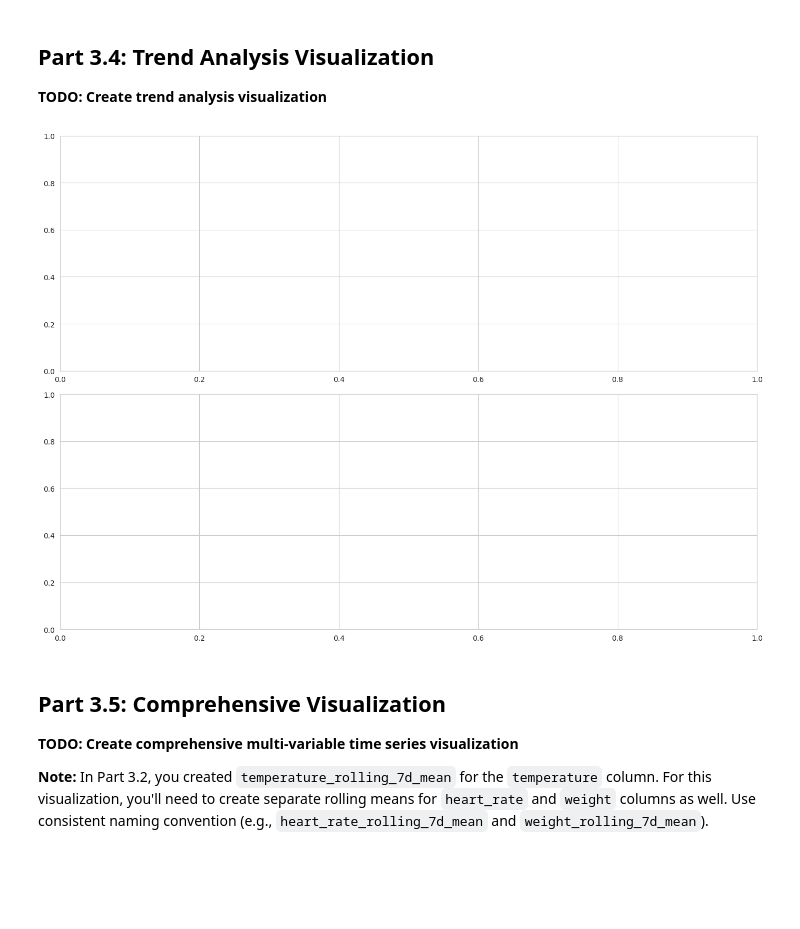
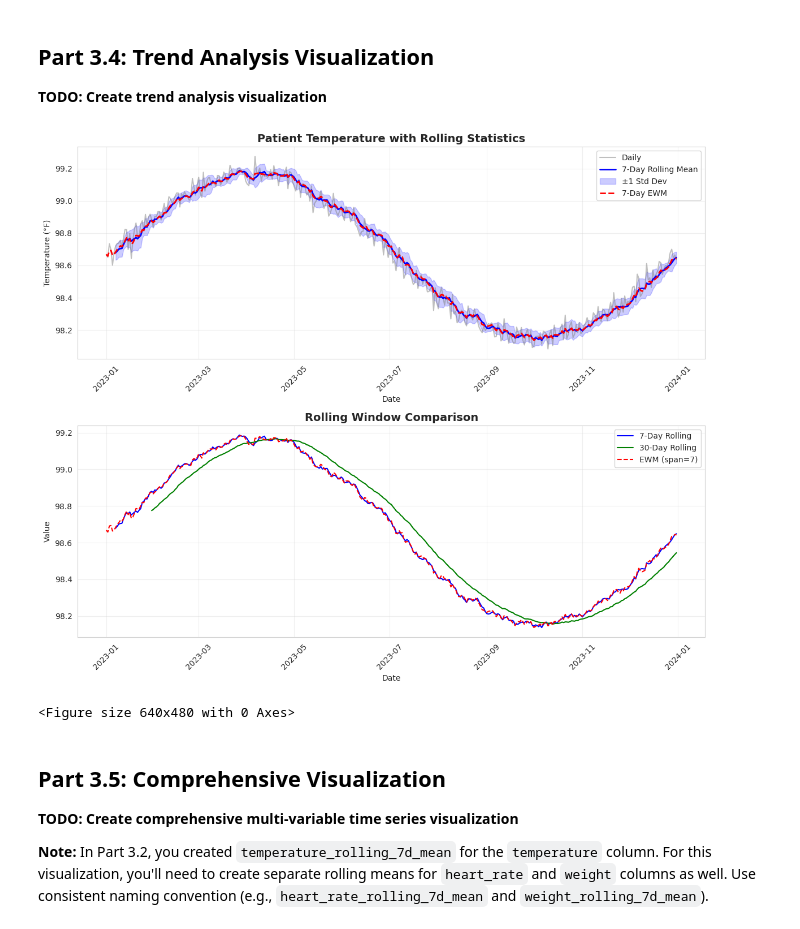
Before and after one commit to UCSF-DataSci/ds217-09-you-built-a-time-machine-out-of-a-delorean-elimastza, a Jupyter notebook: q3_rolling.ipynb, the cells around one changed output. Cells and saved outputs as stored; diff of their text form; code cells hidden in the pictures; blank space fills up the shorter version.

```diff
--- a/q3_rolling.ipynb
+++ b/q3_rolling.ipynb
@@ -183,59 +196,62 @@ def rolling_range(series):
 **TODO: Create trend analysis visualization**
 # %%
 # Use patient_vitals_daily with rolling statistics from Part 3.2
-
+df = rolling_stats.copy()
 # TODO: Create time series plot with original data
 # Requirements for the plot:
 # - Two subplots (2 rows, 1 column)
 # - Top subplot: Original data + rolling mean + std bands + EWM
 # - Bottom subplot: Comparison of different rolling methods (7-day, 30-day, EWM)
 # - Include titles, axis labels, legends, and grid
 # - Save as PNG with dpi=150
-fig, axes = plt.subplots(2, 1, figsize=(14, 10))
+fig, axes = plt.subplots(2, 1, figsize=(12, 10))
+
+
 
 # TODO: Plot original data (e.g., temperature or heart_rate)
 # Select one metric (temperature or heart_rate) and plot it
-# axes[0].plot(patient_vitals_daily.index, patient_vitals_daily['temperature'], alpha=0.5, label='Daily', color='gray')
+axes[0].plot(df.index, df['original_value'], alpha=0.5, label='Daily', color='gray')
 
 # TODO: Add rolling mean overlay
-# axes[0].plot(patient_vitals_daily.index, patient_vitals_daily['temperature_rolling_7d_mean'], linewidth=2, label='7-Day Rolling Mean', color='blue')
-
+# axes[0].plot(df.index, df['rolling_7d_mean'], linewidth=2, label='7-Day Rolling Mean', color='blue')
+axes[0].plot(df.index, df['rolling_7d_mean'], linewidth=2, label='7-Day Rolling Mean', color='blue')
 # TODO: Add rolling standard deviation bands
 # Create upper and lower bounds: rolling_mean ± rolling_std
-# upper_bound = patient_vitals_daily['temperature_rolling_7d_mean'] + patient_vitals_daily['temperature_rolling_7d_std']
-# lower_bound = patient_vitals_daily['temperature_rolling_7d_mean'] - patient_vitals_daily['temperature_rolling_7d_std']
-# axes[0].fill_between(patient_vitals_daily.index, lower_bound, upper_bound, alpha=0.2, color='blue', label='±1 Std Dev')
+upper_bound = df['rolling_7d_mean'] + df['rolling_7d_std']
+lower_bound = df['rolling_7d_mean'] - df['rolling_7d_std']
+axes[0].fill_between(df.index, lower_bound, upper_bound, alpha=0.2, color='blue', label='±1 Std Dev')
 
 # TODO: Add exponentially weighted moving average
-# axes[0].plot(patient_vitals_daily.index, patient_vitals_daily['temperature_ewm_span_7'], linewidth=2, label='7-Day EWM', color='red', linestyle='--')
-
+# axes[0].plot(df.index, df['temperature_ewm_span_7'], linewidth=2, label='7-Day EWM', color='red', linestyle='--')
+axes[0].plot(df.index, df['ewm_span_7'], linewidth=2, label='7-Day EWM', color='red', linestyle='--')
 # TODO: Customize colors and styling
-# axes[0].set_title('Patient Temperature with Rolling Statistics', fontsize=14, fontweight='bold')
-# axes[0].set_xlabel('Date')
-# axes[0].set_ylabel('Temperature (°F)')
-# axes[0].legend()
-# axes[0].grid(True, alpha=0.3)
-# axes[0].tick_params(axis='x', rotation=45)
+axes[0].set_title('Patient Temperature with Rolling Statistics', fontsize=14, fontweight='bold')
+axes[0].set_xlabel('Date')
+axes[0].set_ylabel('Temperature (°F)')
+axes[0].legend()
+axes[0].grid(True, alpha=0.3)
+axes[0].tick_params(axis='x', rotation=45)
 
 # TODO: Create second subplot showing rolling statistics comparison
-# axes[1].plot(patient_vitals_daily.index, patient_vitals_daily['temperature_rolling_7d_mean'], label='7-Day Rolling', color='blue')
-# axes[1].plot(patient_vitals_daily.index, patient_vitals_daily['temperature_rolling_30d_mean'], label='30-Day Rolling', color='green')
-# axes[1].plot(patient_vitals_daily.index, patient_vitals_daily['temperature_ewm_span_7'], label='EWM (span=7)', color='red', linestyle='--')
-# axes[1].set_title('Rolling Window Comparison', fontsize=14, fontweight='bold')
-# axes[1].set_xlabel('Date')
-# axes[1].set_ylabel('Value')
-# axes[1].legend()
-# axes[1].grid(True, alpha=0.3)
-# axes[1].tick_params(axis='x', rotation=45)
-
+axes[1].plot(df.index, df['rolling_7d_mean'], label='7-Day Rolling', color='blue')
+axes[1].plot(df.index, df['rolling_30d_mean'], label='30-Day Rolling', color='green')
+axes[1].plot(df.index, df['ewm_span_7'], label='EWM (span=7)', color='red', linestyle='--')
+axes[1].set_title('Rolling Window Comparison', fontsize=14, fontweight='bold')
+axes[1].set_xlabel('Date')
+axes[1].set_ylabel('Value')
+axes[1].legend()
+axes[1].grid(True, alpha=0.3)
+axes[1].tick_params(axis='x', rotation=45)
+plt.grid(True, alpha=0.3)
 plt.tight_layout()
+plt.show()
 
 # TODO: Save the plot as 'output/q3_trend_analysis.png'
 # Requirements: PNG format, dpi=150, bbox_inches='tight'
-# plt.savefig('output/q3_trend_analysis.png', dpi=150, bbox_inches='tight')
-plt.show()
+plt.savefig('output/q3_trend_analysis.png', dpi=150, bbox_inches='tight')
 # %% [output]
-[figure, old version]
+[figure, new version]
+<Figure size 640x480 with 0 Axes>
 # %% [markdown]
 ## Part 3.5: Comprehensive Visualization
 
```
Also changed, not shown: parts of 3 cells of this notebook, 5 other files.
